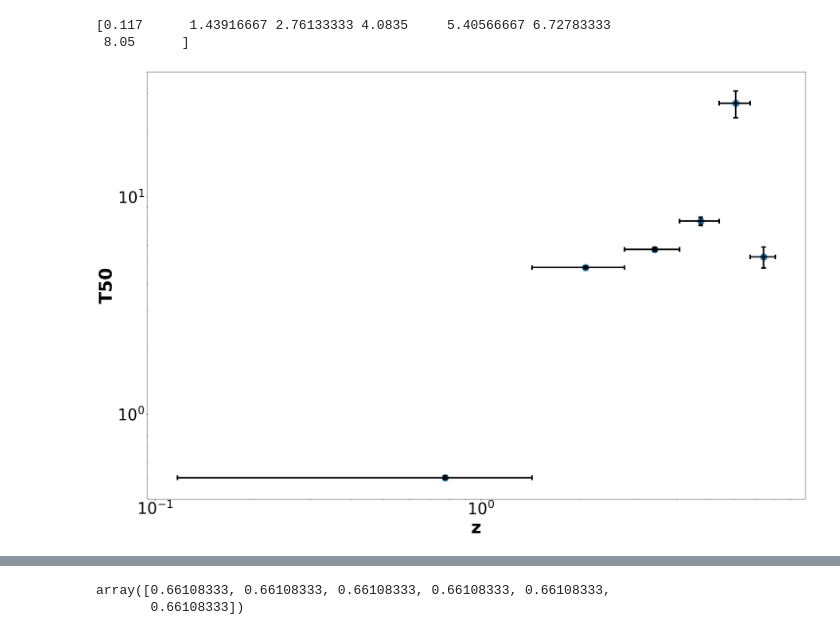
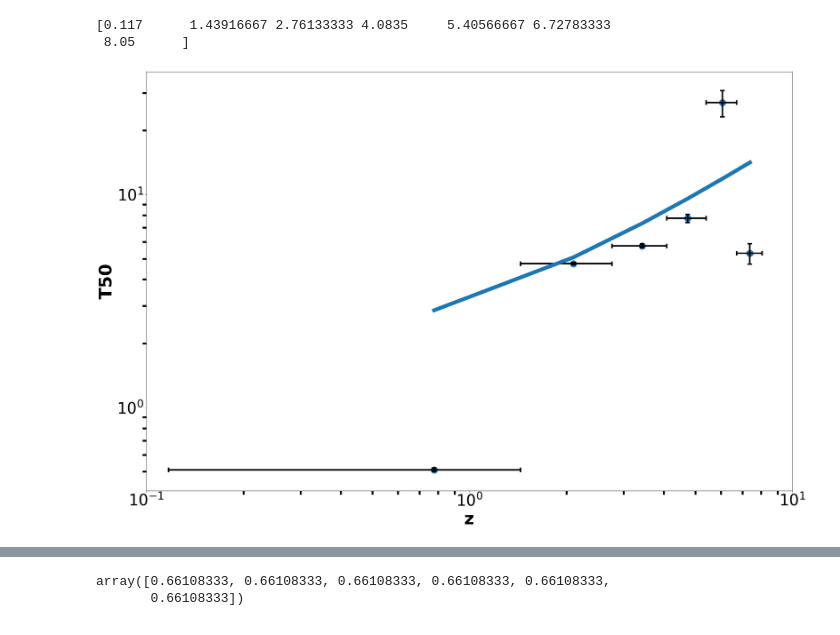
Before and after one commit to Amiteshh/GRB-Analysis, a Jupyter notebook: Weighted mean calcs.ipynb, the cells around one changed output, grey strips where cells are left out. Cells and saved outputs as stored; diff of their text form; code cells hidden in the pictures.

```diff
--- a/Weighted mean calcs.ipynb
+++ b/Weighted mean calcs.ipynb
@@ -7,7 +7,8 @@ from astropy.io import ascii
 from scipy.optimize import curve_fit
 from matplotlib.pylab import plt
 #data=ascii.read('grb2.txt')
-data=pd.read_excel('to_process_in_python.xlsx')
+data=pd.read_excel('grb2.xlsx',sheet_name='Sheet1')   #Input data will be grb2.xlsx for those GRBs who have T90_raw>2 seconds
+                                                      #and to_process_in_python.xlsx for all sampled GRBs (comprehensive analyis)
 # %%
 data
 # %% [output]
@@ -104,26 +143,36 @@ plt.savefig('t90_WM.pdf')
 # %%
 #Plotting weighted means for T50
 #Some Matplotlib settings
 from pylab import rcParams
 rcParams['figure.figsize'] = 30, 20
 plt.rc('axes', labelsize='45')
 plt.xticks(fontsize='40')
 plt.yticks(fontsize='40')
+rcParams['xtick.minor.size'] = 10
+rcParams['xtick.minor.width'] = 4
+rcParams['ytick.minor.size'] = 10
+rcParams['ytick.labelsize'] = 30
+rcParams['ytick.minor.width'] = 4
+
+y_t50=(A_t50)*(1+x_mid)**(B_t50)
+plt.plot(x_mid,y_t50,linewidth=10)
 
 
 plt.errorbar(x_mid,wtmean50,yerr=errwtmean50,xerr=xbin,fmt='.k',elinewidth=4,capsize=6,capthick=4)
 plt.scatter(x_mid, wtmean50, s = 300)
 
 print (bin_edges)
 plt.yscale('log')
 plt.xscale('log')
 plt.xlabel('z',fontweight='bold')
 plt.ylabel('T50',fontweight='bold')
-plt.savefig('t50_WM.pdf')
+#plt.ylim([1,40])
+plt.xlim([0.1,10])
+plt.savefig('binnedgrb50.pdf')
 # %% [output]
 [0.117      1.43916667 2.76133333 4.0835     5.40566667 6.72783333
  8.05      ]
-[figure, old version]
+[figure, new version]
 # %%
 wtmean90,errwtmean90,wtmean50,errwtmean50,bin_edges,x_mid
 # %% [output]
```
Also changed, not shown: parts of 5 cells of this notebook.
